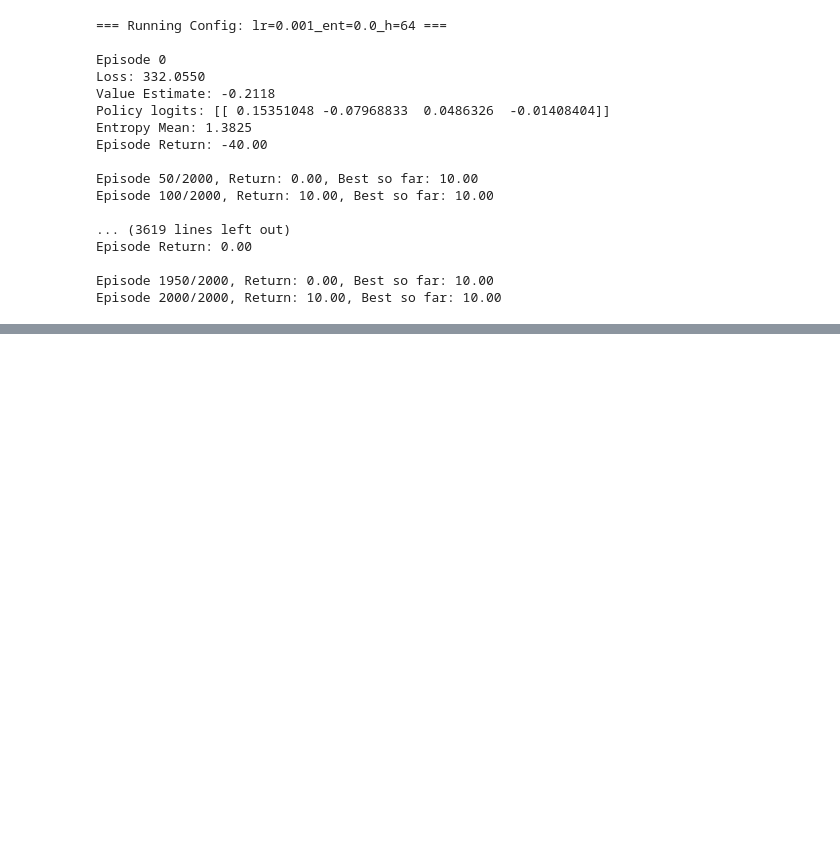
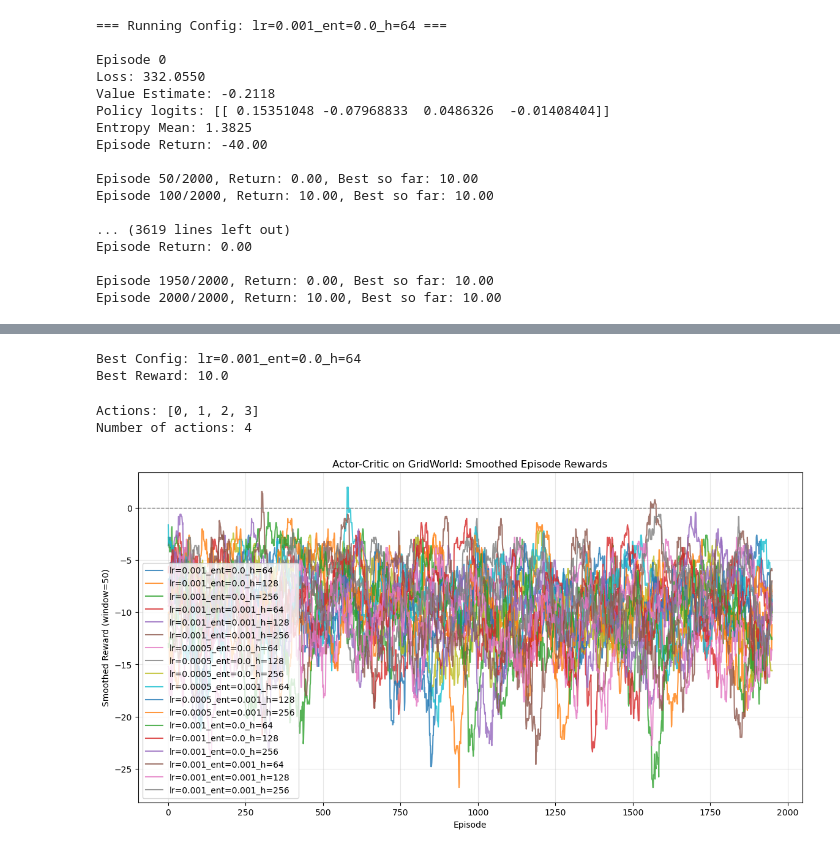
Before and after one commit to A-N1khil/compsci687-final-project, a Jupyter notebook: gridworld_ac.ipynb, the cells around one changed output, grey strips where cells are left out. Drawn from its saved outputs; the diff is of its cells as text; code cells hidden in the pictures; blank space fills up the shorter version.

```diff
--- a/gridworld_ac.ipynb
+++ b/gridworld_ac.ipynb
@@ -236,0 +113,39 @@ Episode 2000/2000, Return: 10.00, Best so far: 10.00
+# %%
+best_idx = int(np.argmax(best_rewards))
+best_res = results[best_idx]
+print("Best Config:", best_res['config'].label)
+print("Best Reward:", best_res['best_reward'])
+# %% [output]
+Best Config: lr=0.001_ent=0.0_h=64
+Best Reward: 10.0
+# %%
+from algorithms.actor_critic.actor_critic_discrete import GridWorldEnvWrapper
+env = GridWorldEnvWrapper()
+actions = env.action_space
+print("Actions:", actions)
+print("Number of actions:", len(actions))
+# %% [output]
+Actions: [0, 1, 2, 3]
+Number of actions: 4
+# %%
+import matplotlib.pyplot as plt
+import numpy as np
+
+def moving_average(data, window=50):
+    return np.convolve(data, np.ones(window)/window, mode="valid")
+
+plt.figure(figsize=(14, 7))
+for res in results:
+    rewards = res["episode_rewards"]
+    smoothed_rewards = moving_average(rewards, window=50)
+    plt.plot(smoothed_rewards, alpha=0.8, label=res["config"].label)
+
+plt.title("Actor-Critic on GridWorld: Smoothed Episode Rewards")
+plt.xlabel("Episode")
+plt.ylabel("Smoothed Reward (window=50)")
+plt.axhline(0, color="gray", linestyle="--", linewidth=1)
+plt.legend()
+plt.grid(alpha=0.3)
+plt.show()
+# %% [output]
+[figure, added]
```
Also changed, not shown: parts of 19 cells of this notebook, 1 other file.
